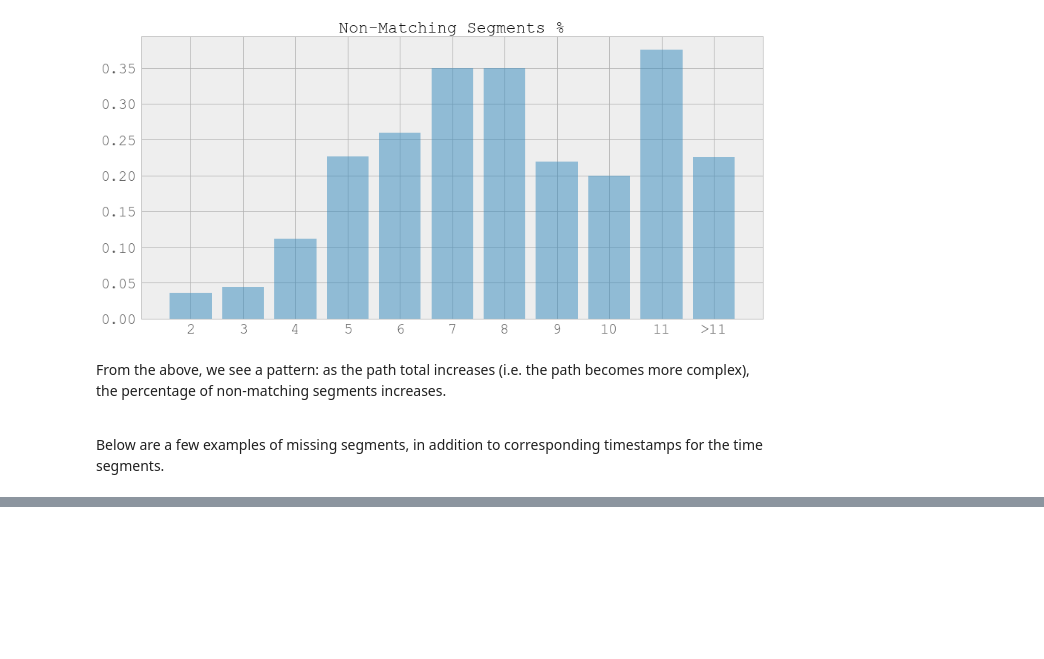
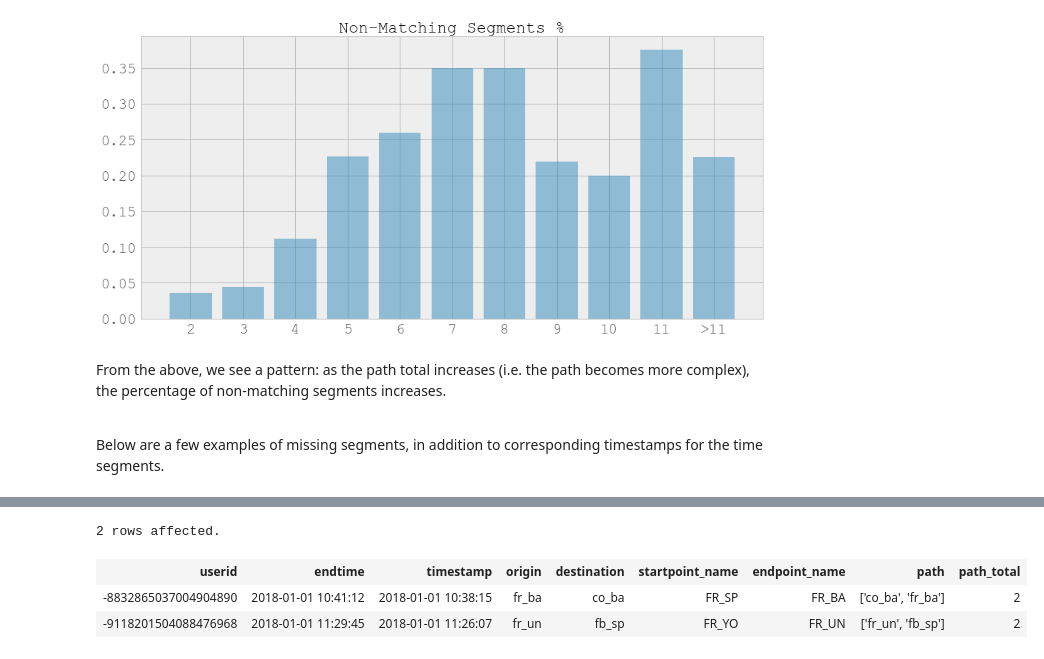
Before and after one commit to CityofToronto/bdit_data-sources, a Jupyter notebook: bluetooth/od/od analysis.ipynb, the cells around one changed output, grey strips where cells are left out. Cells and saved outputs as stored; diff of their text form; code cells hidden in the pictures; blank space fills up the shorter version.

```diff
--- a/bluetooth/od/od analysis.ipynb
+++ b/bluetooth/od/od analysis.ipynb
@@ -859,0 +888,18 @@ Below are a few examples of missing segments, in addition to corresponding times
+# %%
+%%sql
+
+with example as (select * from perfectcombos
+natural join others_pivot
+where path_total = 2
+and userid in (-9118201504088476968,-8832865037004904890)
+)
+
+select segs.userid,example.datetime_bin as endtime,  segs.datetime_bin as timestamp, example.origin, example.destination,  segs.startpoint_name, segs.endpoint_name, example.path, example.path_total  from segs
+inner join example on example.userid = segs.userid and example.segment_start = segs.startpoint_name and example.segment_end = segs.endpoint_name
+where segs.userid in (-9118201504088476968,-8832865037004904890)
+order by segs.datetime_bin;
+# %% [output]
+2 rows affected.
+| userid | endtime | timestamp | origin | destination | startpoint_name | endpoint_name | path | path_total |
+| -8832865037004904890 | 2018-01-01 10:41:12 | 2018-01-01 10:38:15 | fr_ba | co_ba | FR_SP | FR_BA | ['co_ba', 'fr_ba'] | 2 |
+| -9118201504088476968 | 2018-01-01 11:29:45 | 2018-01-01 11:26:07 | fr_un | fb_sp | FR_YO | FR_UN | ['fr_un', 'fb_sp'] | 2 |
```
Also changed, not shown: parts of 6 cells of this notebook.
